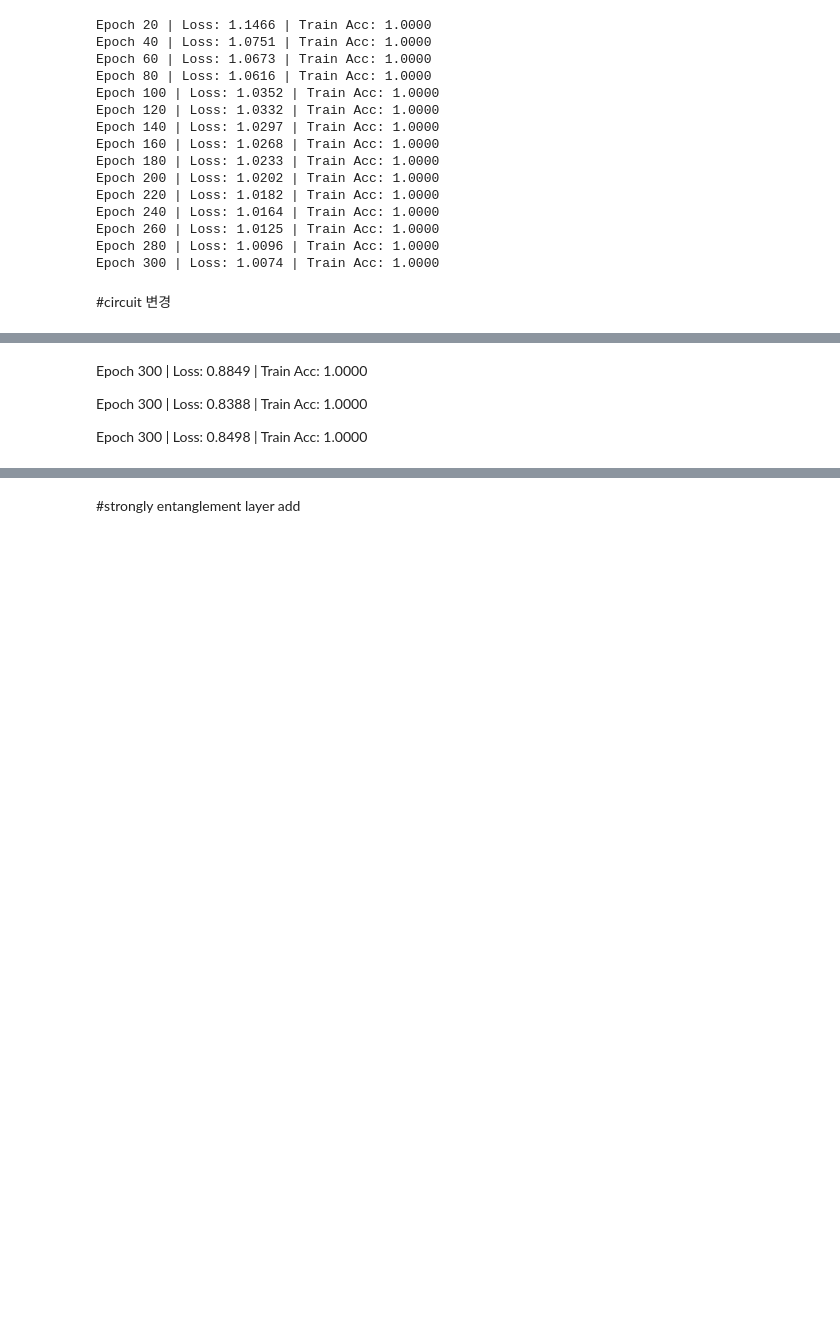
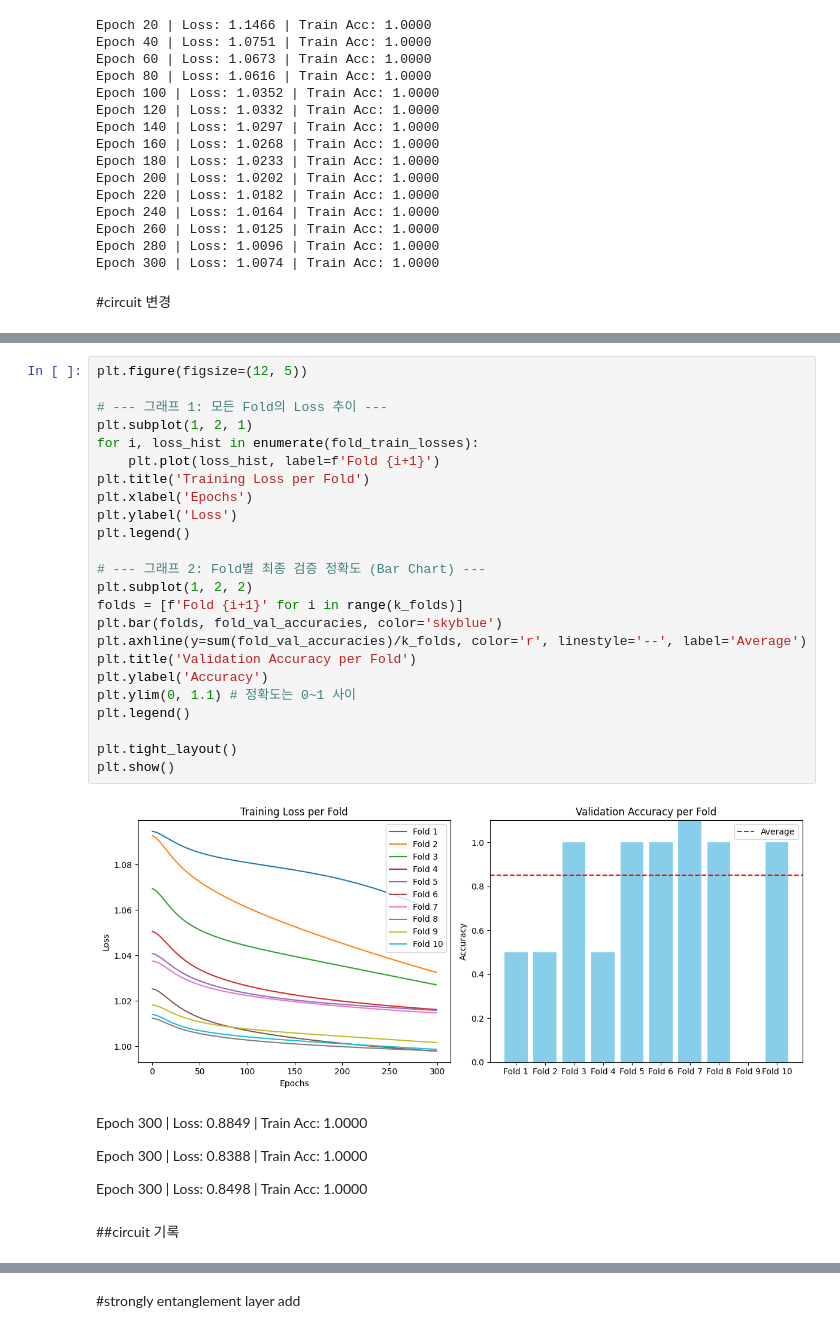
Before and after one commit to guk4979/qml_competition, a Jupyter notebook: 9245/baseline_251215.ipynb, the cells around one changed output, grey strips where cells are left out. Cells and saved outputs as stored; diff of their text form; blank space fills up the shorter version.

```diff
--- a/9245/baseline_251215.ipynb
+++ b/9245/baseline_251215.ipynb
@@ -623,9 +720,37 @@ Epoch 300 | Loss: 0.9563 | Acc: 1.0000 | LR: 0.100000
+# %%
+plt.figure(figsize=(12, 5))
+
+# --- 그래프 1: 모든 Fold의 Loss 추이 ---
+plt.subplot(1, 2, 1)
+for i, loss_hist in enumerate(fold_train_losses):
+    plt.plot(loss_hist, label=f'Fold {i+1}')
+plt.title('Training Loss per Fold')
+plt.xlabel('Epochs')
+plt.ylabel('Loss')
+plt.legend()
+
+# --- 그래프 2: Fold별 최종 검증 정확도 (Bar Chart) ---
+plt.subplot(1, 2, 2)
+folds = [f'Fold {i+1}' for i in range(k_folds)]
+plt.bar(folds, fold_val_accuracies, color='skyblue')
+plt.axhline(y=sum(fold_val_accuracies)/k_folds, color='r', linestyle='--', label='Average')
+plt.title('Validation Accuracy per Fold')
+plt.ylabel('Accuracy')
+plt.ylim(0, 1.1) # 정확도는 0~1 사이
+plt.legend()
+
+plt.tight_layout()
+plt.show()
+# %% [output]
+[figure, added]
 # %% [markdown]
 Epoch 300 | Loss: 0.8849 | Train Acc: 1.0000
 
 Epoch 300 | Loss: 0.8388 | Train Acc: 1.0000
 
 Epoch 300 | Loss: 0.8498 | Train Acc: 1.0000
+# %% [markdown]
+##circuit 기록
 # %%
 qml.draw_mpl(qnode)(batch_X,model.params)
 # %% [output]
```
Also changed, not shown: parts of 23 cells of this notebook.
